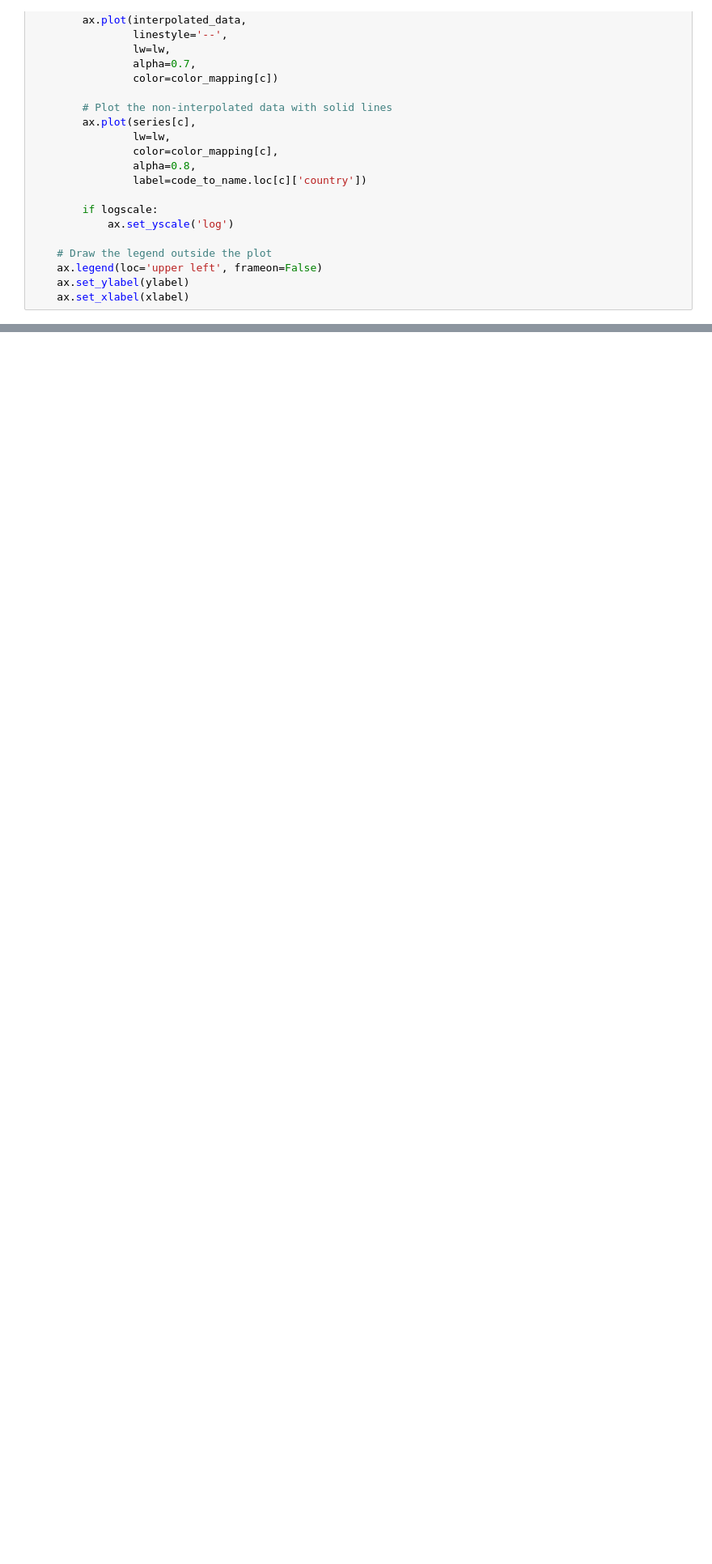
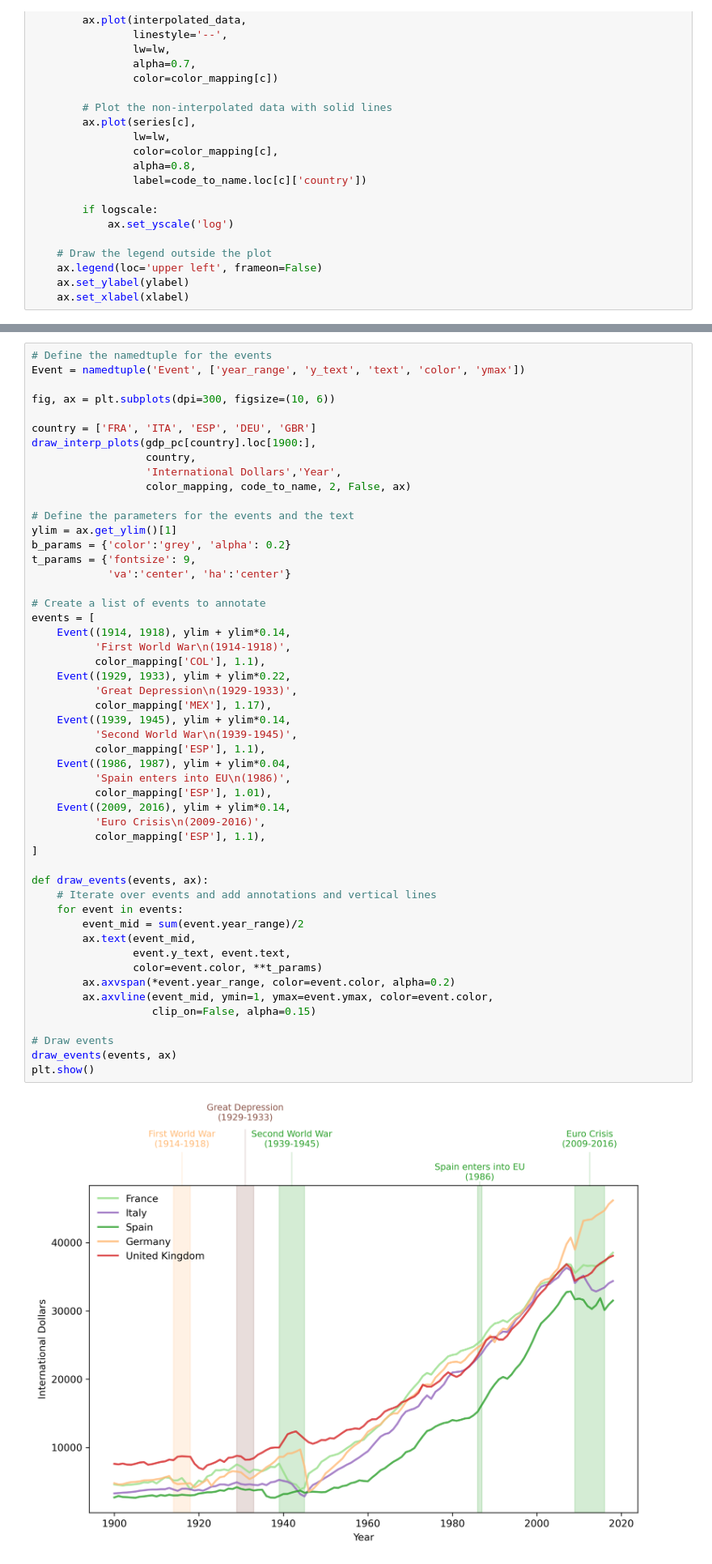
Before and after one commit to SebasSala1996/QuantitativeEcon, a Jupyter notebook: Long-term-growth.ipynb, the cells around one changed output, grey strips where cells are left out. Shown: that part at 81% size. Drawn from its saved outputs; the diff is of its cells as text; blank space fills up the shorter version.

```diff
--- a/Long-term-growth.ipynb
+++ b/Long-term-growth.ipynb
@@ -211,0 +215,53 @@ plt.show()
+# %%
+# Define the namedtuple for the events
+Event = namedtuple('Event', ['year_range', 'y_text', 'text', 'color', 'ymax'])
+
+fig, ax = plt.subplots(dpi=300, figsize=(10, 6))
+
+country = ['FRA', 'ITA', 'ESP', 'DEU', 'GBR']
+draw_interp_plots(gdp_pc[country].loc[1900:],
+                  country,
+                  'International Dollars','Year',
+                  color_mapping, code_to_name, 2, False, ax)
+
+# Define the parameters for the events and the text
+ylim = ax.get_ylim()[1]
+b_params = {'color':'grey', 'alpha': 0.2}
+t_params = {'fontsize': 9,
+            'va':'center', 'ha':'center'}
+
+# Create a list of events to annotate
+events = [
+    Event((1914, 1918), ylim + ylim*0.14,
+          'First World War\n(1914-1918)',
+          color_mapping['COL'], 1.1),
+    Event((1929, 1933), ylim + ylim*0.22,
+          'Great Depression\n(1929-1933)',
+          color_mapping['MEX'], 1.17),
+    Event((1939, 1945), ylim + ylim*0.14,
+          'Second World War\n(1939-1945)',
+          color_mapping['ESP'], 1.1),
+    Event((1986, 1987), ylim + ylim*0.04,
+          'Spain enters into EU\n(1986)',
+          color_mapping['ESP'], 1.01),
+    Event((2009, 2016), ylim + ylim*0.14,
+          'Euro Crisis\n(2009-2016)',
+          color_mapping['ESP'], 1.1),
+]
+
+def draw_events(events, ax):
+    # Iterate over events and add annotations and vertical lines
+    for event in events:
+        event_mid = sum(event.year_range)/2
+        ax.text(event_mid,
+                event.y_text, event.text,
+                color=event.color, **t_params)
+        ax.axvspan(*event.year_range, color=event.color, alpha=0.2)
+        ax.axvline(event_mid, ymin=1, ymax=event.ymax, color=event.color,
+                   clip_on=False, alpha=0.15)
+
+# Draw events
+draw_events(events, ax)
+plt.show()
+# %% [output]
+[figure, added]
```
Also changed, not shown: parts of 6 cells of this notebook.
